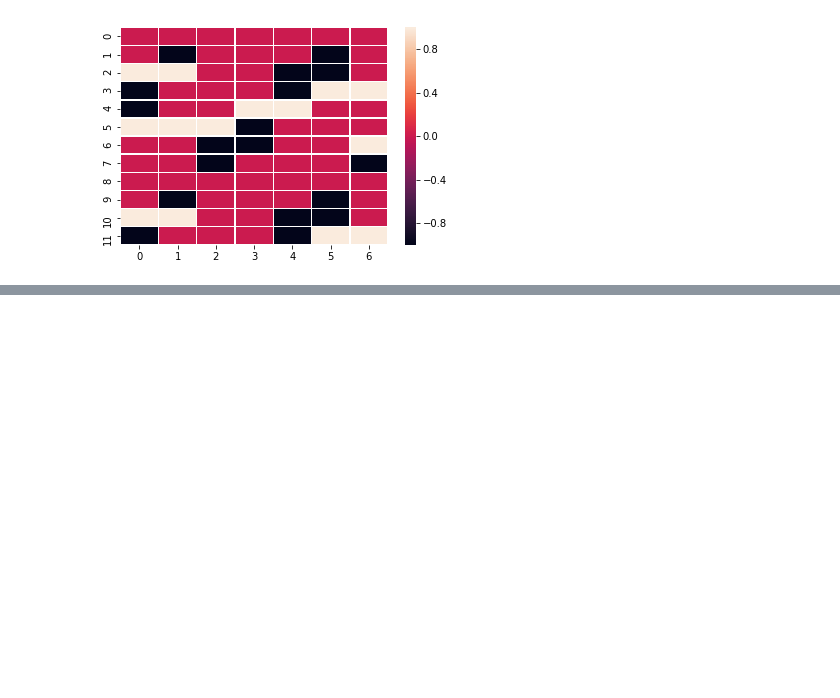
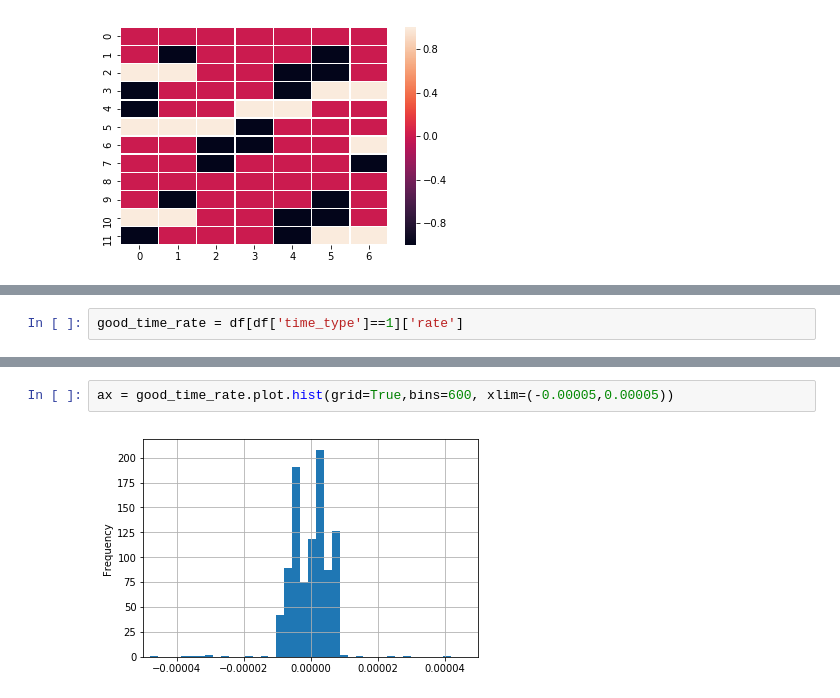
Before and after one commit to smartestrobotdai/meihuayishu, a Jupyter notebook: meihuayishu.ipynb, the cells around one changed output, grey strips where cells are left out. Drawn from its saved outputs; the diff is of its cells as text; blank space fills up the shorter version.

```diff
--- a/meihuayishu.ipynb
+++ b/meihuayishu.ipynb
@@ -114,0 +173,2 @@ plt.show()
+# %%
+good_time_rate = df[df['time_type']==1]['rate']
@@ -114,0 +201,4 @@ plt.show()
+# %%
+ax = good_time_rate.plot.hist(grid=True,bins=600, xlim=(-0.00005,0.00005))
+# %% [output]
+[figure, added]
```
Also changed, not shown: parts of 14 cells of this notebook, 1 other file.
